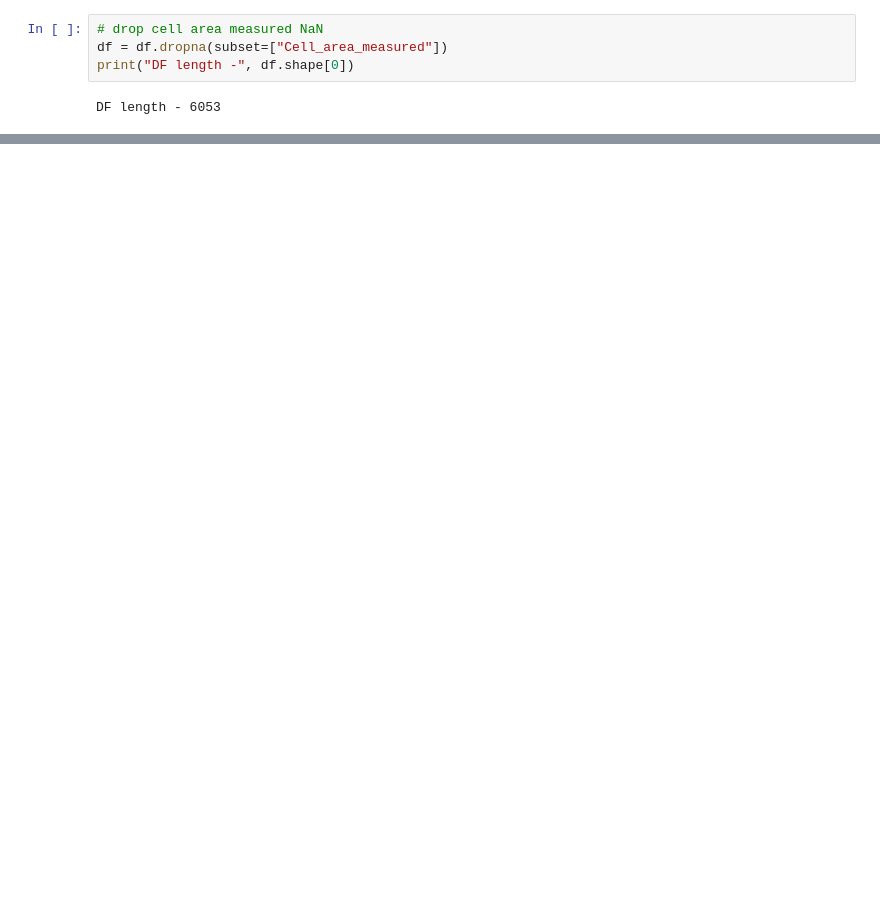
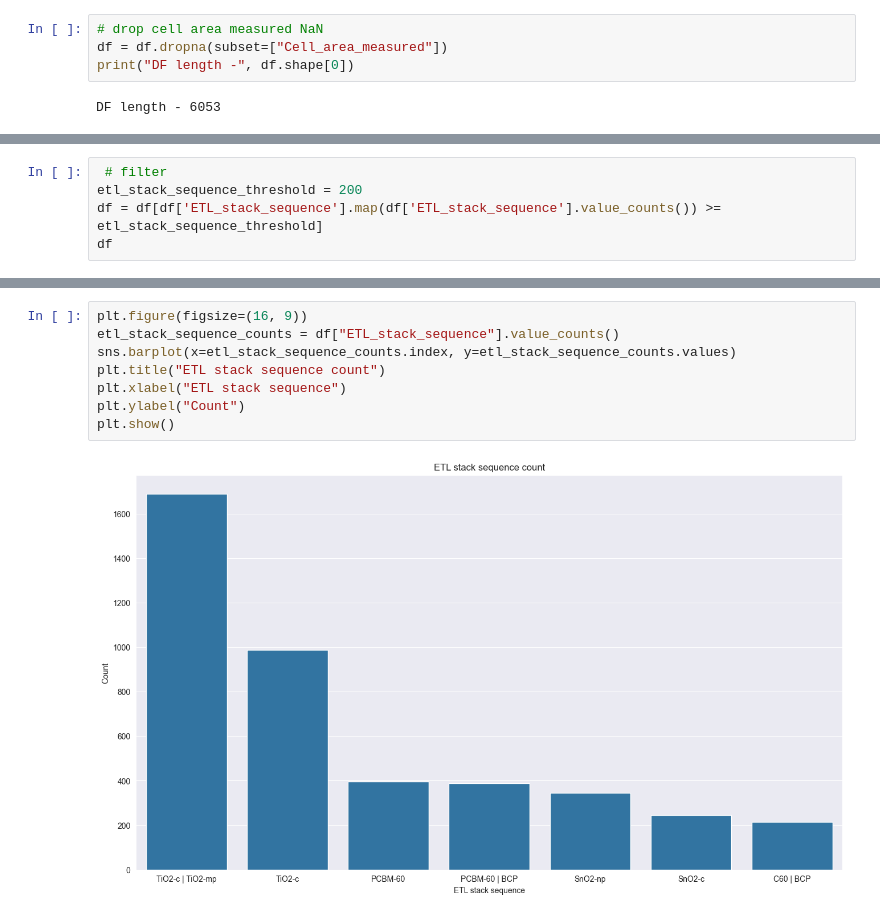
Before and after one commit to armh12/perovskite-data-analysis, a Jupyter notebook: notebooks/stability_prediction.ipynb, the cells around one changed output, grey strips where cells are left out. Cells and saved outputs as stored; diff of their text form; blank space fills up the shorter version.

```diff
--- a/notebooks/stability_prediction.ipynb
+++ b/notebooks/stability_prediction.ipynb
@@ -257,0 +437,5 @@ from perovskite_prediction_api.features.structure_features import compute_effect
+# %%
+ # filter
+etl_stack_sequence_threshold = 200
+df = df[df['ETL_stack_sequence'].map(df['ETL_stack_sequence'].value_counts()) >= etl_stack_sequence_threshold]
+df
@@ -257,0 +456,10 @@ from perovskite_prediction_api.features.structure_features import compute_effect
+# %%
+plt.figure(figsize=(16, 9))
+etl_stack_sequence_counts = df["ETL_stack_sequence"].value_counts()
+sns.barplot(x=etl_stack_sequence_counts.index, y=etl_stack_sequence_counts.values)
+plt.title("ETL stack sequence count")
+plt.xlabel("ETL stack sequence")
+plt.ylabel("Count")
+plt.show()
+# %% [output]
+[figure, added]
```
Also changed, not shown: parts of 35 cells of this notebook, 6 other files.
